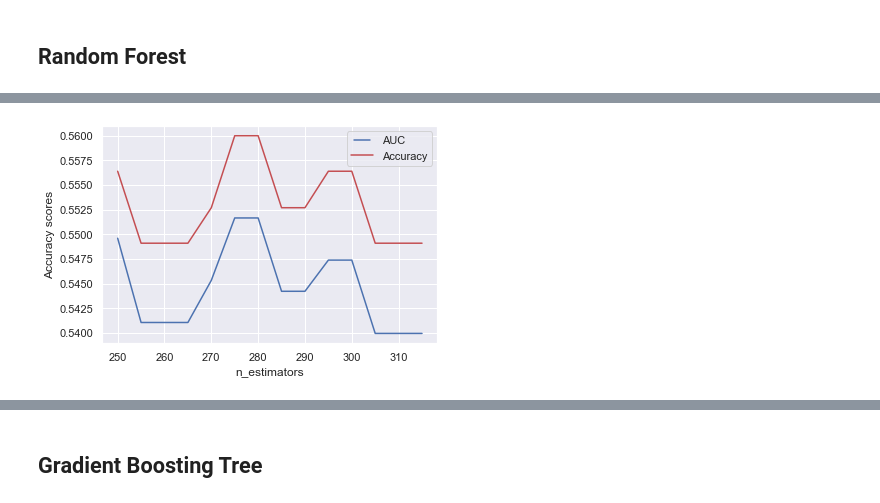
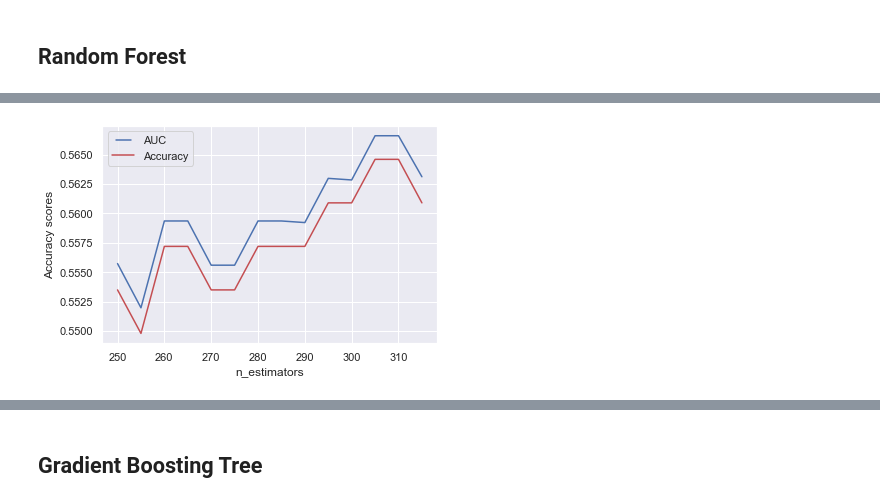
Before and after one commit to njpowers7915/NRL-match-data, a Jupyter notebook: predictions/predictions_notebook.ipynb, the cells around one changed output, grey strips where cells are left out. Drawn from its saved outputs; the diff is of its cells as text; code cells hidden in the pictures.

```diff
--- a/predictions/predictions_notebook.ipynb
+++ b/predictions/predictions_notebook.ipynb
@@ -409,20 +446,0 @@ plt.show()
-# %%
-data = predictions_data['4']
-data = data.replace([np.inf, -np.inf], 0)
-feature_index = 0
-for feature in list(ordered_feature_importance.sort_values(ascending=False).index):
-    feature_index += 1
-    features = list(ordered_feature_importance.sort_values(ascending=False).index)[:feature_index]
-    X = data.drop(columns=['home_winner', 'match_id', 'round', 'date'])
-    X = data[features]
-    X_scaled = StandardScaler().fit_transform(X)
-    y = data['home_winner']
-    X_train, X_test, y_train, y_test = train_test_split(X_scaled, y, test_size=0.2, random_state=13)
-
-    log_reg = LogisticRegression()
-    log_reg.fit(X_train, y_train)
-    y_pred = log_reg.predict(X_test)
-
-    false_positive_rate, true_positive_rate, thresholds = roc_curve(y_test, y_pred)
-    roc_auc = auc(false_positive_rate, true_positive_rate)
-    print('Top ' + str(feature_index) + ' features: ' + str(np.round((accuracy_score(y_test, y_pred)), 4)) + ' - AUC: ' + str(np.round(roc_auc, 4)))
@@ -448,2 +492,2 @@ Top 18 features: 0.5855 - AUC: 0.5649
 # %%
-list(ordered_feature_importance.sort_values(ascending=False).index)[:2]
+top_features = list(ordered_feature_importance.sort_values(ascending=False).index)[:10]
@@ -451,0 +494,18 @@ list(ordered_feature_importance.sort_values(ascending=False).index)[:2]
+# %%
+data = predictions_data['7']
+    #data = data.replace([np.inf, -np.inf], 0)
+
+train = data[data['date'].dt.year < 2019]
+test = data[data['date'].dt.year == 2019]
+
+X_train = StandardScaler().fit_transform(train[top_features])
+y_train = train['home_winner']
+X_test = StandardScaler().fit_transform(test[top_features])
+y_test = test['home_winner']
+
+lr = LogisticRegression()
+lr.fit(X_train, y_train)
+predictions = lr.predict(X_test)
+
+accuracy = accuracy_score(y_test, predictions)
+print(accuracy)
@@ -458,7 +520,7 @@ n_estimators = list(range(1, 300, 20))
 random_forest_results = pd.DataFrame({'estimators': n_estimators})
 random_state = 0
 #for key in predictionos_data:
-for key in ['4']:
+for key in ['7']:
     data = predictions_data[key]
     data = data.replace([np.inf, -np.inf], 0)
 
@@ -502,7 +564,7 @@ n_estimators = list(range(250, 320, 5))
 random_forest_results = pd.DataFrame({'estimators': n_estimators})
 random_state = 0
 #for key in predictionos_data:
-for key in ['4']:
+for key in ['7']:
     data = predictions_data[key]
     data = data.replace([np.inf, -np.inf], 0)
 
@@ -511,34 +573,34 @@ for key in ['4']:
     X = X[list(ordered_feature_importance.sort_values(ascending=False).index)[:4]]
     y = data['home_winner']
 
     X_train, X_test, y_train, y_test = train_test_split(X, y, test_size=0.2, random_state=13)
     #key_results = []
     accuracy_scores = []
     auc_scores = []
     for i in n_estimators:
         #random_state += 1
         forest = RandomForestClassifier(n_estimators = i, random_state=42)
         forest.fit(X_train, y_train)
         forest_pred = forest.predict(X_test)
 
         false_positive_rate, true_positive_rate, thresholds = roc_curve(y_test, forest_pred)
         roc_auc = auc(false_positive_rate, true_positive_rate)
         auc_scores.append(roc_auc)
 
         score = np.round(accuracy_score(y_test, forest_pred), 4)
         accuracy_scores.append(score)
         #print('Previous ' + key + ' matches - ' + str(i) + ' estimators accuracy: ' + str(np.round(score, 4)))
     #random_forest_results[key] = key_results
 line1, = plt.plot(n_estimators, auc_scores, 'b', label="AUC")
 line2, = plt.plot(n_estimators, accuracy_scores, 'r', label="Accuracy")
 
 plt.legend(handler_map={line1: HandlerLine2D(numpoints=2)})
 
 plt.ylabel('Accuracy scores')
 plt.xlabel('n_estimators')
 plt.show()
 # %% [output]
-[figure, old version]
+[figure, new version]
 # %%
 max_depths = np.linspace(1, 30, 32, endpoint=True)
 random_forest_results = pd.DataFrame({'estimators': max_depths})
```
Also changed, not shown: parts of 40 cells of this notebook.
